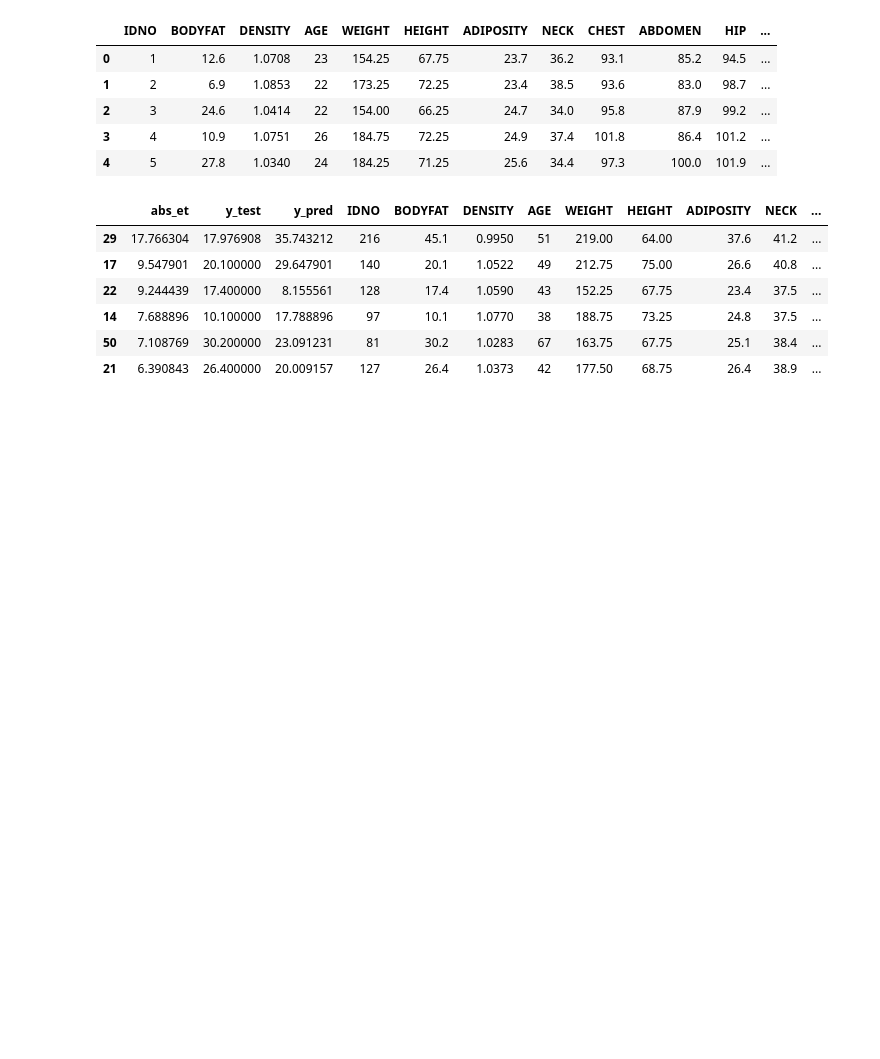
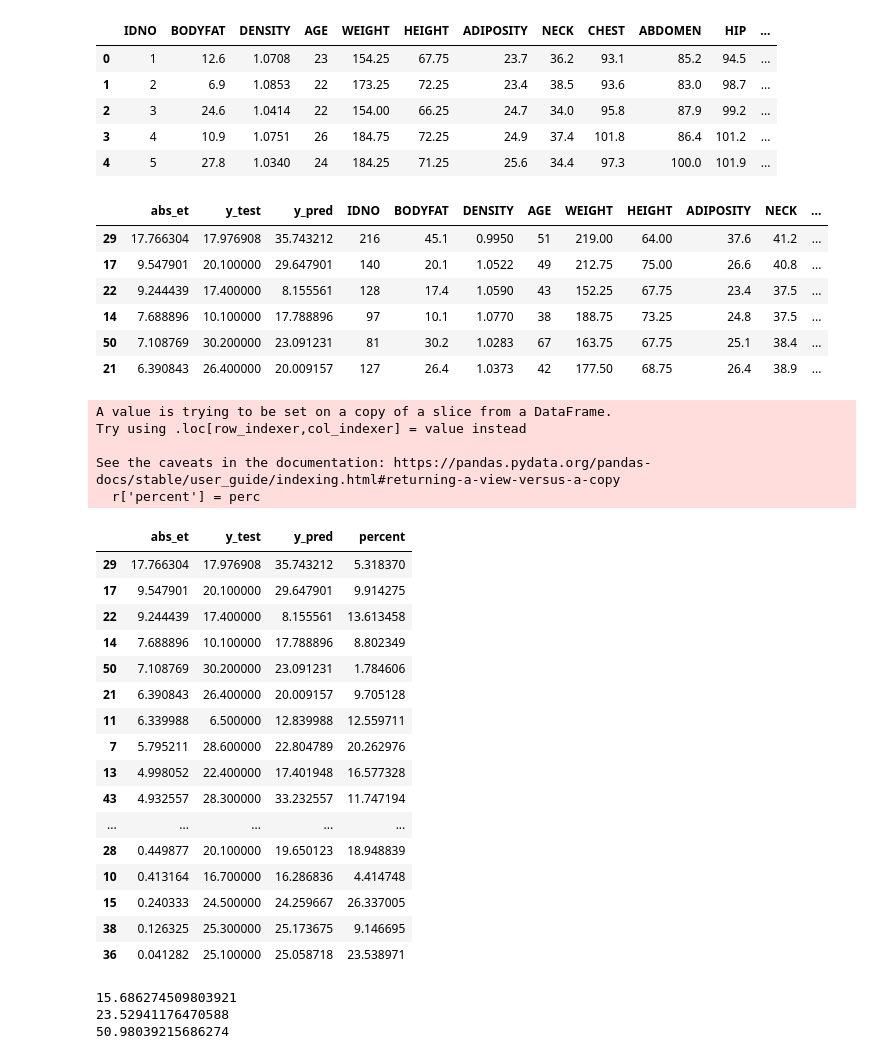
Before and after one commit to FIRerLeng/STAT628_M2-BodyFat, a Jupyter notebook: model/python_model.ipynb, the cells around one changed output. Drawn from its saved outputs; the diff is of its cells as text; code cells hidden in the pictures; blank space fills up the shorter version.

```diff
--- a/model/python_model.ipynb
+++ b/model/python_model.ipynb
@@ -209,3 +193,40 @@ result.head(6)
 | 14 | 7.688896 | 10.100000 | 17.788896 | 97 | 10.1 | 1.0770 | 38 | 188.75 | 73.25 | 24.8 | 37.5 | ... |
 | 50 | 7.108769 | 30.200000 | 23.091231 | 81 | 30.2 | 1.0283 | 67 | 163.75 | 67.75 | 25.1 | 38.4 | ... |
 | 21 | 6.390843 | 26.400000 | 20.009157 | 127 | 26.4 | 1.0373 | 42 | 177.50 | 68.75 | 26.4 | 38.9 | ... |
+# %%
+r = result[['abs_et', 'y_test', 'y_pred']]
+abs_et = [abs(e) for e in et]
+perc = [abs_et[i]/y_true[i]*100 for i in range(len(y_true))]
+r['percent'] = perc
+r
+# %% [output]
+A value is trying to be set on a copy of a slice from a DataFrame.
+Try using .loc[row_indexer,col_indexer] = value instead
+
+See the caveats in the documentation: https://pandas.pydata.org/pandas-docs/stable/user_guide/indexing.html#returning-a-view-versus-a-copy
+  r['percent'] = perc
+|  | abs_et | y_test | y_pred | percent |
+| 29 | 17.766304 | 17.976908 | 35.743212 | 5.318370 |
+| 17 | 9.547901 | 20.100000 | 29.647901 | 9.914275 |
+| 22 | 9.244439 | 17.400000 | 8.155561 | 13.613458 |
+| 14 | 7.688896 | 10.100000 | 17.788896 | 8.802349 |
+| 50 | 7.108769 | 30.200000 | 23.091231 | 1.784606 |
+| 21 | 6.390843 | 26.400000 | 20.009157 | 9.705128 |
+| 11 | 6.339988 | 6.500000 | 12.839988 | 12.559711 |
+| 7 | 5.795211 | 28.600000 | 22.804789 | 20.262976 |
+| 13 | 4.998052 | 22.400000 | 17.401948 | 16.577328 |
+| 43 | 4.932557 | 28.300000 | 33.232557 | 11.747194 |
+| ... | ... | ... | ... | ... |
+| 28 | 0.449877 | 20.100000 | 19.650123 | 18.948839 |
+| 10 | 0.413164 | 16.700000 | 16.286836 | 4.414748 |
+| 15 | 0.240333 | 24.500000 | 24.259667 | 26.337005 |
+| 38 | 0.126325 | 25.300000 | 25.173675 | 9.146695 |
+| 36 | 0.041282 | 25.100000 | 25.058718 | 23.538971 |
+# %%
+print(r[r['percent'] <= 3].shape[0]/r.shape[0]*100) #3%
+print(r[r['percent'] <= 5].shape[0]/r.shape[0]*100) #5%
+print(r[r['percent'] <= 10].shape[0]/r.shape[0]*100) #10%
+# %% [output]
+15.686274509803921
+23.52941176470588
+50.98039215686274
```
Also changed, not shown: parts of 3 cells of this notebook, 10 other files.
